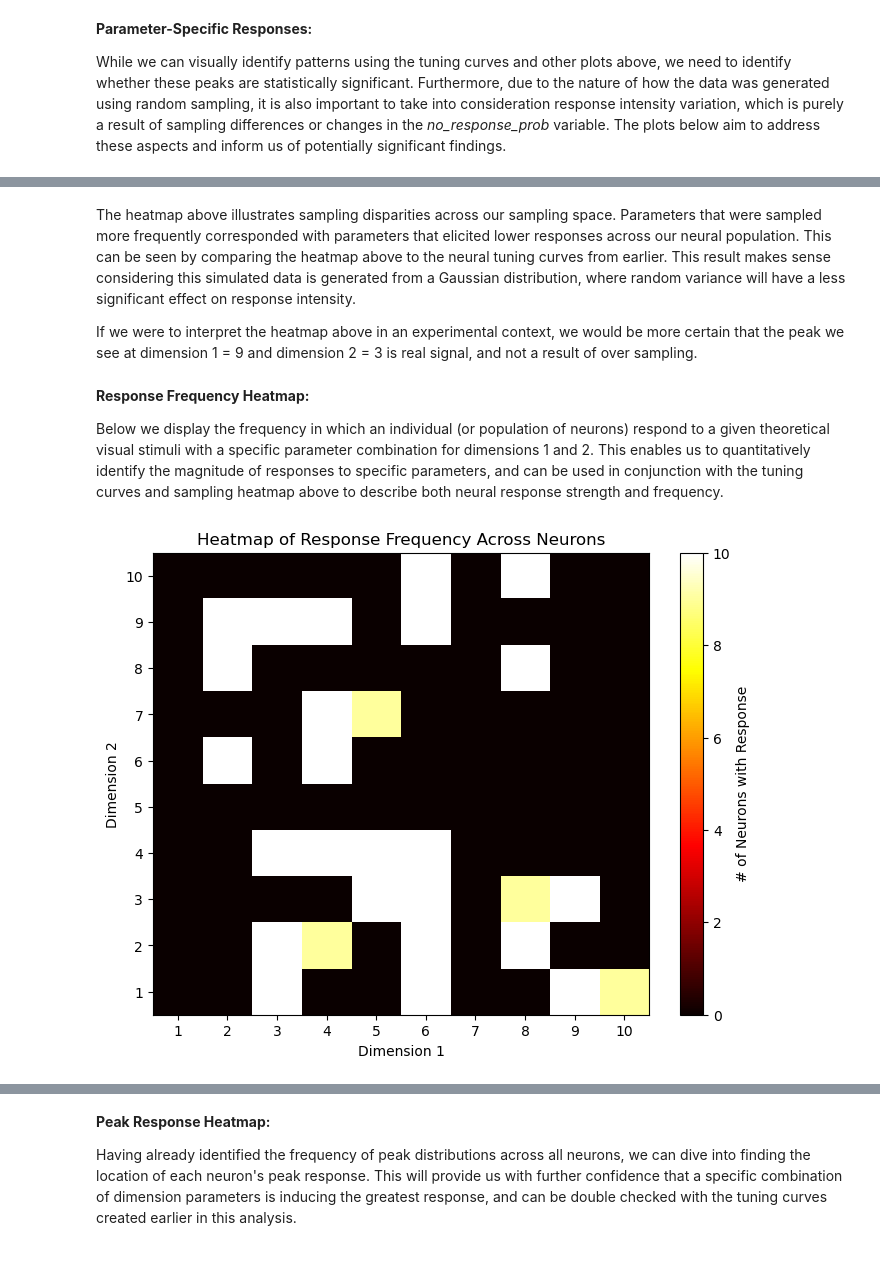
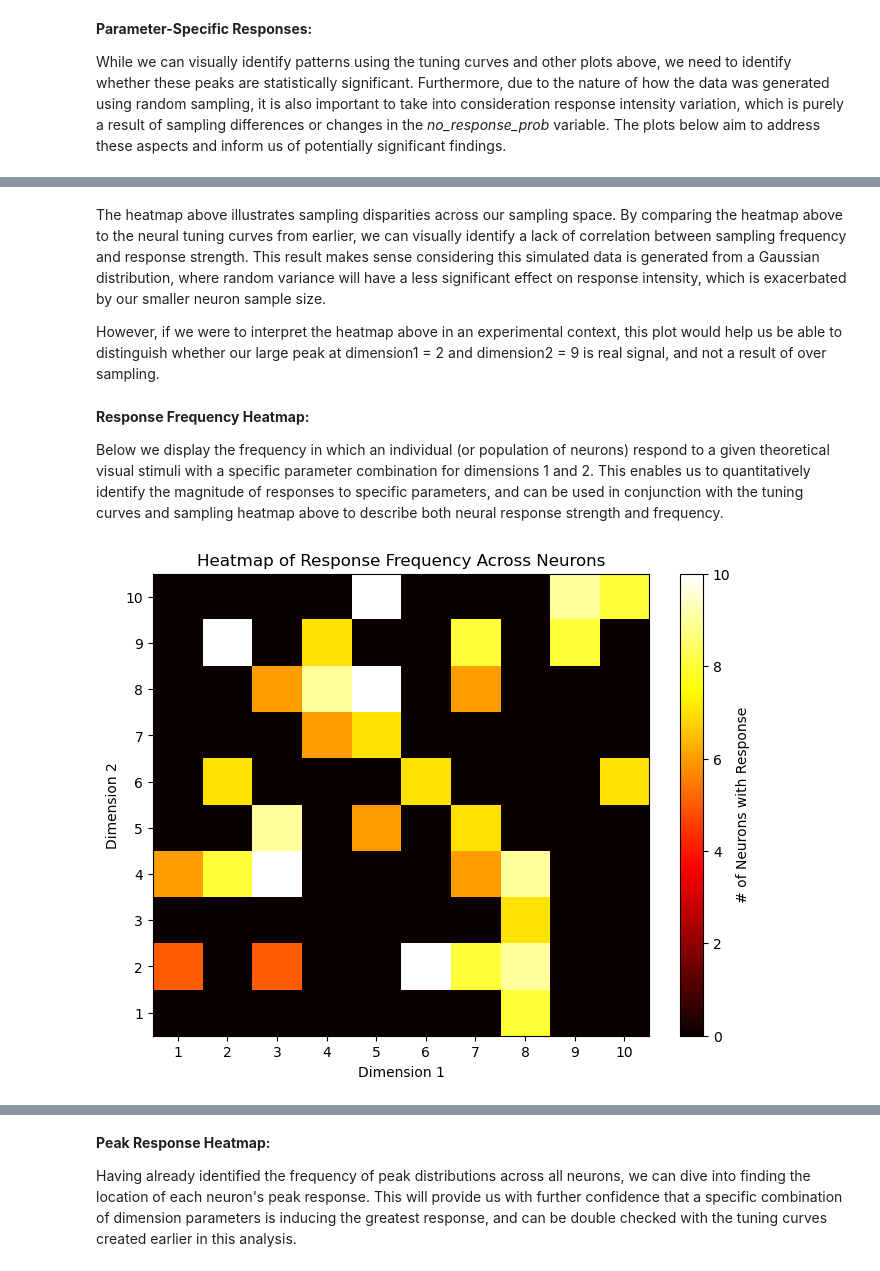
Before and after one commit to JoshuaGalla/VisSimData, a Jupyter notebook: analysis/sim_data_analysis.ipynb, the cells around one changed output, grey strips where cells are left out. Cells and saved outputs as stored; diff of their text form; code cells hidden in the pictures.

```diff
--- a/analysis/sim_data_analysis.ipynb
+++ b/analysis/sim_data_analysis.ipynb
@@ -133,7 +169,18 @@ If this was experimental data, these values would represent the respective neuro
 
 Since the goal of this project is to attempt to perform an analysis that closely mimics the steps required of experimental data, we also correct for "background noise", or in the simulated case, randomness. We apply a Savitzky-Golay filter to our population average to create a smoothed, fitted line to our data that represents a "baseline". This baseline is used to normalize each individual neuron's signal to help reduce simulated background noise and bring out real peaks.
 # %%
-def get_responses(response_data):
+def get_responses():
+
+    """
+    Retrieves responses at each frame for each neuron, calculates averages, and corrects 'background noise'
+
+    Args:
+        None
+
+    Returns:
+        neuron_responses_dict (dict): dict of all neurons and their responses at each frame
+        avg_responses_dict (dict): dict of the avg response of each frame across all neurons
+    """
 
     with open(response_data, 'r') as file:
         neurons_responses = file.readlines()
@@ -160,7 +207,7 @@ def get_responses(response_data):
 
     return neurons_responses_dict, avg_responses_dict
 
-neurons_responses_dict, avg_responses_dict = get_responses(response_data)
+neurons_responses_dict, avg_responses_dict = get_responses()
 # %% [markdown]
 __Plot Neural Traces:__
 
@@ -687,14 +906,28 @@ sampling_heatmap(stim_data)
 # %% [markdown]
-The heatmap above illustrates sampling disparities across our sampling space. Parameters that were sampled more frequently corresponded with parameters that elicited lower responses across our neural population. This can be seen by comparing the heatmap above to the neural tuning curves from earlier. This result makes sense considering this simulated data is generated from a Gaussian distribution, where random variance will have a less significant effect on response intensity.
+The heatmap above illustrates sampling disparities across our sampling space. By comparing the heatmap above to the neural tuning curves from earlier, we can visually identify a lack of correlation between sampling frequency and response strength. This result makes sense considering this simulated data is generated from a Gaussian distribution, where random variance will have a less significant effect on response intensity, which is exacerbated by our smaller neuron sample size.
 
-If we were to interpret the heatmap above in an experimental context, we would be more certain that the peak we see at dimension 1 = 9 and dimension 2 = 3 is real signal, and not a result of over sampling.
+However, if we were to interpret the heatmap above in an experimental context, this plot would help us be able to distinguish whether our large peak at dimension1 = 2 and dimension2 = 9 is real signal, and not a result of over sampling.
 # %% [markdown]
 __Response Frequency Heatmap:__
 
 Below we display the frequency in which an individual (or population of neurons) respond to a given theoretical visual stimuli with a specific parameter combination for dimensions 1 and 2. This enables us to quantitatively identify the magnitude of responses to specific parameters, and can be used in conjunction with the tuning curves and sampling heatmap above to describe both neural response strength and frequency.
 # %%
-def response_heatmap_analysis(stim_data, neuron):
+def response_heatmap_analysis(neuron):
 
+    """
+    Identifies and collects stimulus windows that elicit positive neural responses for each neuron
+
+    Args:
+        neuron (int/str): neuron to be plotted (int), or average of all neurons ('all')
+
+    Returns:
+        response_master_map (dict): contains the number of neurons that have a positive response to the associated dimension combo
+        param1 (list): list of possible sampled values for dimension1
+        param2 (list): list of possible sampled values for dimension2
+    """
+
+    param1 = list(range(dim1_min, dim1_max+1))
+    param2 = list(range(dim2_min, dim2_max+1))
     all_combos = np.array([(x, y) for x in param1 for y in param2])
 
     response_master_map = {}
@@ -703,7 +936,7 @@ def response_heatmap_analysis(stim_data, neuron):
 
     if neuron == 'all':
         for neuron in neurons_responses_dict.keys():
-            all_combos, responses_map, avg_map, stim_responses, param1_frames, param2_frames = tuning_curves_analysis(stim_data, neuron)
+            all_combos, responses_map, avg_map, stim_responses, param1, param1_frames, param2, param2_frames = tuning_curves_analysis(neuron)
 
             #append response if greater than minimum response threshold (arbitrary value)
             for combo, responses in responses_map.items():
@@ -713,7 +946,7 @@ def response_heatmap_analysis(stim_data, neuron):
                         break
 
     else:
-        all_combos, responses_map, avg_map, stim_responses, param1_frames, param2_frames = tuning_curves_analysis(stim_data, neuron)
+        all_combos, responses_map, avg_map, stim_responses, param1, param1_frames, param2, param2_frames = tuning_curves_analysis(neuron)
 
         #append response if greater than minimum response threshold (arbitrary value)
         for combo, responses in responses_map.items():
@@ -721,36 +954,46 @@ def response_heatmap_analysis(stim_data, neuron):
                 if response >= 0.05:
                     response_master_map[combo] += 1
 
-    return response_master_map
+    return response_master_map, param1, param2
 
-def response_heatmap_plot(stim_data, neuron):
+def response_heatmap_plot(neuron):
 
-    response_master_map = response_heatmap_analysis(stim_data, neuron)
+    """
+    plots heatmap of neurons that had a positive response to a specific combo of sampled parameters
+
+    Args:
+        neuron (int/str): neuron to be plotted (int), or average of all neurons ('all')
+
+    Returns:
+        None, but plots neural response heatmap
+    """
+
+    response_master_map, param1, param2 = response_heatmap_analysis(neuron)
 
     fig, ax = plt.subplots(figsize=(8, 6))
 
     #create array by retrieving key tuple corresponding to appearance frequency
     heatmap = np.zeros((len(param1), len(param2)))
     for dim1_idx, dim1 in enumerate(param1):
         for dim2_idx, dim2 in enumerate(param2):
             heatmap[dim1_idx, dim2_idx] = response_master_map.get((dim1, dim2), 0)
 
     plt.imshow(heatmap.T, cmap = 'hot', origin = 'lower', aspect = 'auto')
     plt.xlabel('Dimension 1')
     plt.ylabel('Dimension 2')
     plt.xticks(np.arange(len(param2)), param2)
     plt.yticks(np.arange(len(param1)), param1)
 
     if neuron == 'all':
         plt.colorbar(label='# of Neurons with Response')
         plt.title(f'Heatmap of Response Frequency Across Neurons')
     else:
         plt.colorbar(label='# of Responses')
         plt.title(f'Neuron {neuron} Heatmap of Response Frequency')
 
     plt.show()
 
-response_heatmap_plot(stim_data, 'all')
+response_heatmap_plot('all')
 # %% [output]
-[figure, old version]
+[figure, new version]
 # %% [markdown]
```
Also changed, not shown: parts of 22 cells of this notebook.
